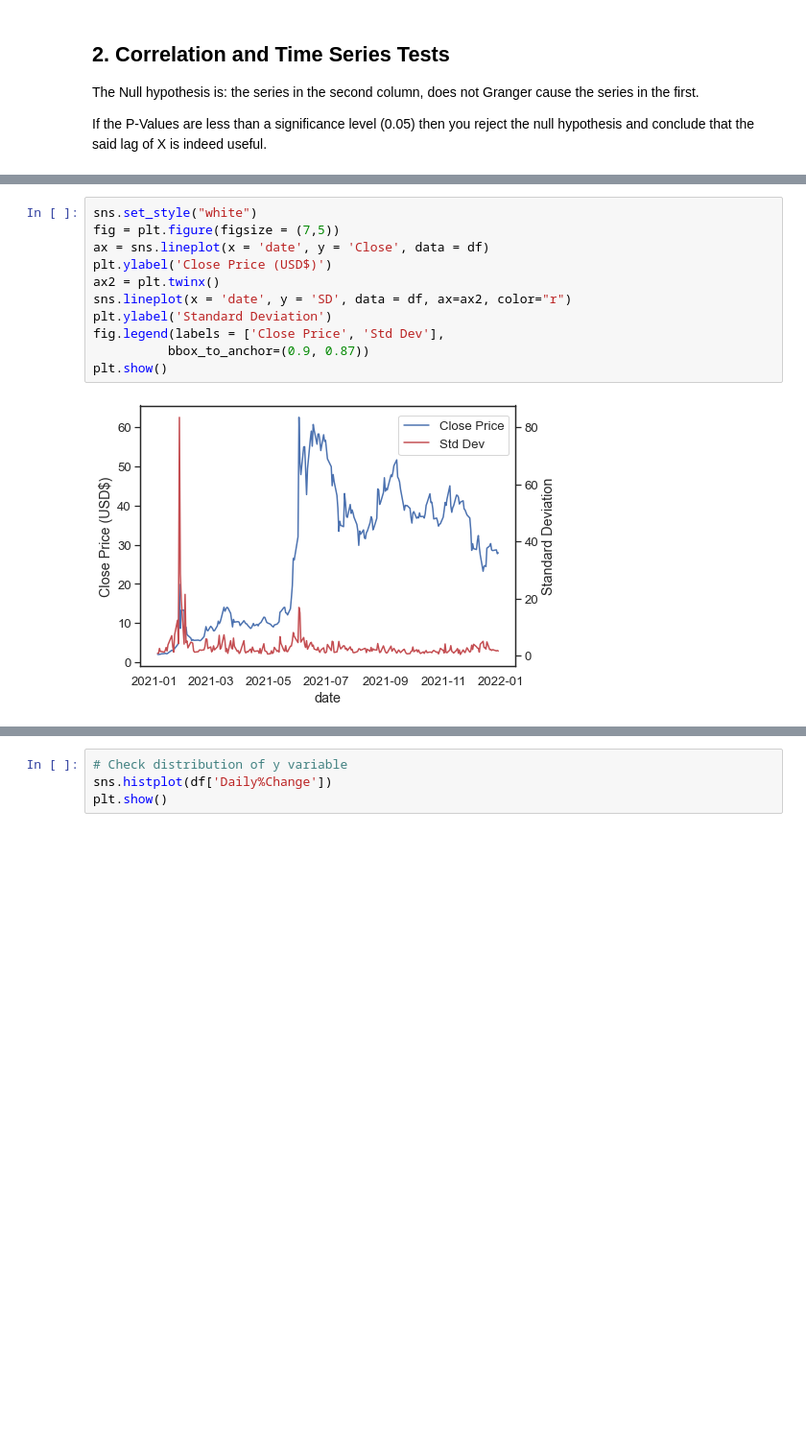
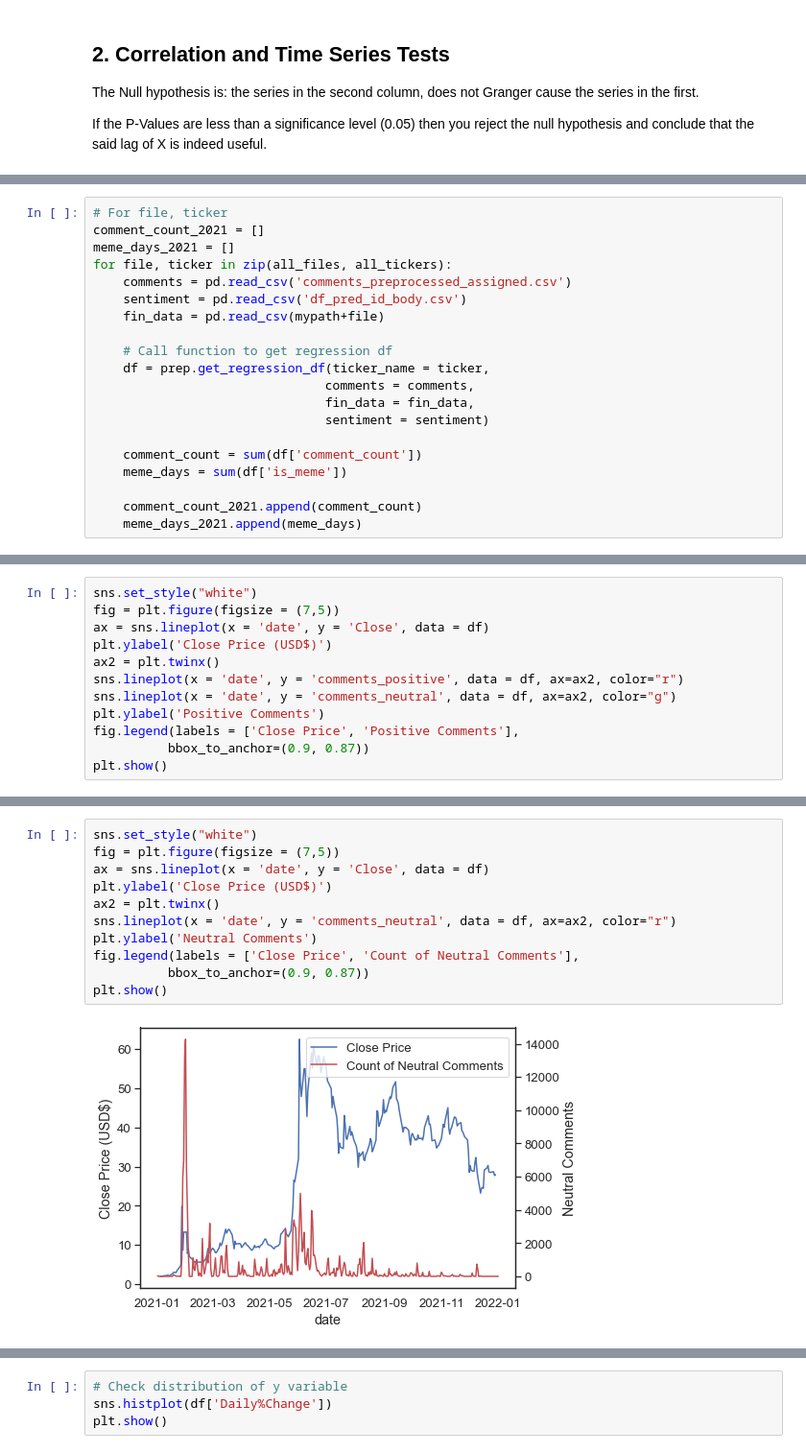
Before and after one commit to rachelsng/WallStreetBets-Sentiment, a Jupyter notebook: 3. Stock Price Regression/Regression_Prep_and_Correlation.ipynb, the cells around one changed output, grey strips where cells are left out. Shown at 96% size. Saved outputs shown, nothing was run; the diff lists cells and outputs as text; blank space fills up the shorter version.

```diff
--- a/3. Stock Price Regression/Regression_Prep_and_Correlation.ipynb
+++ b/3. Stock Price Regression/Regression_Prep_and_Correlation.ipynb
@@ -135,0 +148,20 @@ If the P-Values are less than a significance level (0.05) then you reject the nu
+# %%
+# For file, ticker
+comment_count_2021 = []
+meme_days_2021 = []
+for file, ticker in zip(all_files, all_tickers):
+    comments = pd.read_csv('comments_preprocessed_assigned.csv')
+    sentiment = pd.read_csv('df_pred_id_body.csv')
+    fin_data = pd.read_csv(mypath+file)
+
+    # Call function to get regression df
+    df = prep.get_regression_df(ticker_name = ticker,
+                               comments = comments,
+                               fin_data = fin_data,
+                               sentiment = sentiment)
+
+    comment_count = sum(df['comment_count'])
+    meme_days = sum(df['is_meme'])
+
+    comment_count_2021.append(comment_count)
+    meme_days_2021.append(meme_days)
@@ -151,0 +199,12 @@ ax2.get_label()
+# %%
+sns.set_style("white")
+fig = plt.figure(figsize = (7,5))
+ax = sns.lineplot(x = 'date', y = 'Close', data = df)
+plt.ylabel('Close Price (USD$)')
+ax2 = plt.twinx()
+sns.lineplot(x = 'date', y = 'comments_positive', data = df, ax=ax2, color="r")
+sns.lineplot(x = 'date', y = 'comments_neutral', data = df, ax=ax2, color="g")
+plt.ylabel('Positive Comments')
+fig.legend(labels = ['Close Price', 'Positive Comments'],
+          bbox_to_anchor=(0.9, 0.87))
+plt.show()
@@ -152,13 +213,13 @@ ax2.get_label()
 # %%
 sns.set_style("white")
 fig = plt.figure(figsize = (7,5))
 ax = sns.lineplot(x = 'date', y = 'Close', data = df)
 plt.ylabel('Close Price (USD$)')
 ax2 = plt.twinx()
-sns.lineplot(x = 'date', y = 'SD', data = df, ax=ax2, color="r")
-plt.ylabel('Standard Deviation')
-fig.legend(labels = ['Close Price', 'Std Dev'],
+sns.lineplot(x = 'date', y = 'comments_neutral', data = df, ax=ax2, color="r")
+plt.ylabel('Neutral Comments')
+fig.legend(labels = ['Close Price', 'Count of Neutral Comments'],
           bbox_to_anchor=(0.9, 0.87))
 plt.show()
 # %% [output]
-[figure, old version]
+[figure, new version]
```
Also changed, not shown: parts of 44 cells of this notebook, 1 other file.
